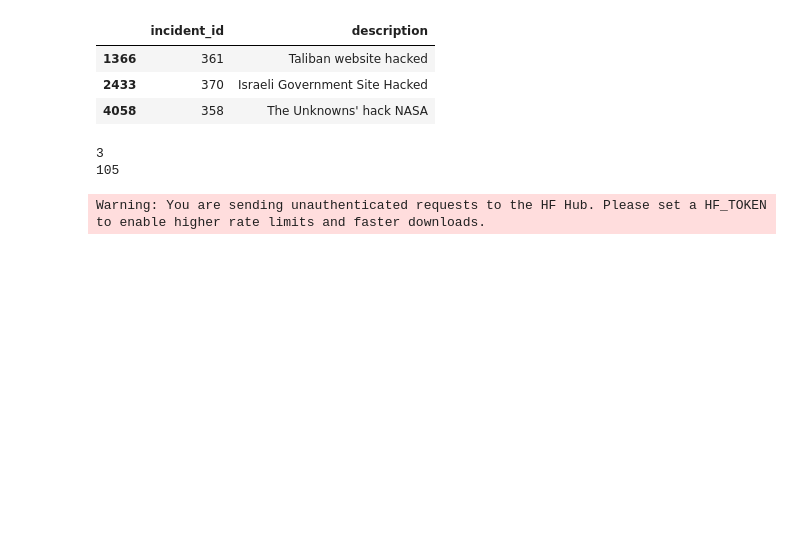
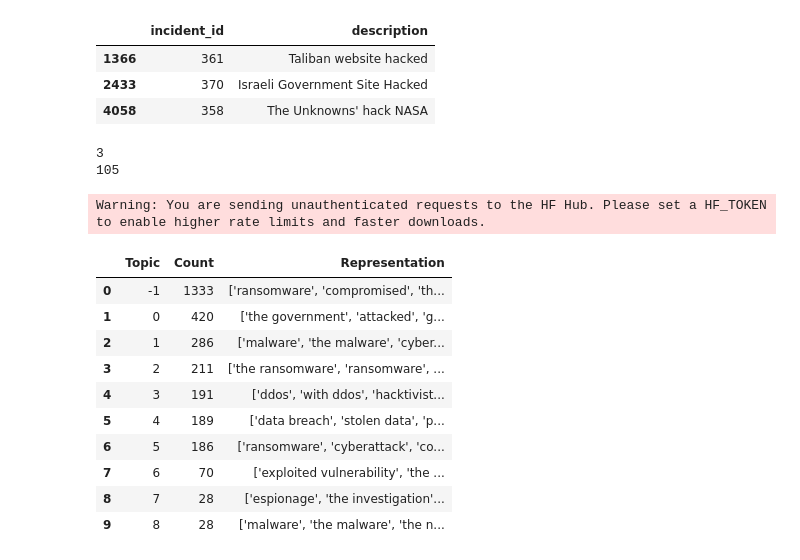
Before and after one commit to heairi/Cyber-Attack-Severity-Prediction-with-NLP, a Jupyter notebook: build_BERTopic_model.ipynb, the cells around one changed output. Drawn from its saved outputs; the diff is of its cells as text; code cells hidden in the pictures; blank space fills up the shorter version.

```diff
--- a/build_BERTopic_model.ipynb
+++ b/build_BERTopic_model.ipynb
@@ -256,3 +271,24 @@ topics = topic_model.topics_
 
 incident_text_data["topic"] = topics
 incident_text_data["topic_prob"] = probs.max(axis=1)
+# %%
+# Examine topics
+topic_info = topic_model.get_topic_info()
+#print(topic_info.head())
+
+topic_info[["Topic", "Count", "Representation"]]\
+    .style.set_table_attributes(
+        'style="display:block;max-height:500px;overflow:auto;"'
+    )
+# %% [output]
+|  | Topic | Count | Representation |
+| 0 | -1 | 1333 | ['ransomware', 'compromised', 'th... |
+| 1 | 0 | 420 | ['the government', 'attacked', 'g... |
+| 2 | 1 | 286 | ['malware', 'the malware', 'cyber... |
+| 3 | 2 | 211 | ['the ransomware', 'ransomware', ... |
+| 4 | 3 | 191 | ['ddos', 'with ddos', 'hacktivist... |
+| 5 | 4 | 189 | ['data breach', 'stolen data', 'p... |
+| 6 | 5 | 186 | ['ransomware', 'cyberattack', 'co... |
+| 7 | 6 | 70 | ['exploited vulnerability', 'the ... |
+| 8 | 7 | 28 | ['espionage', 'the investigation'... |
+| 9 | 8 | 28 | ['malware', 'the malware', 'the n... |
```
Also changed, not shown: parts of 6 cells of this notebook, 4 other files.
